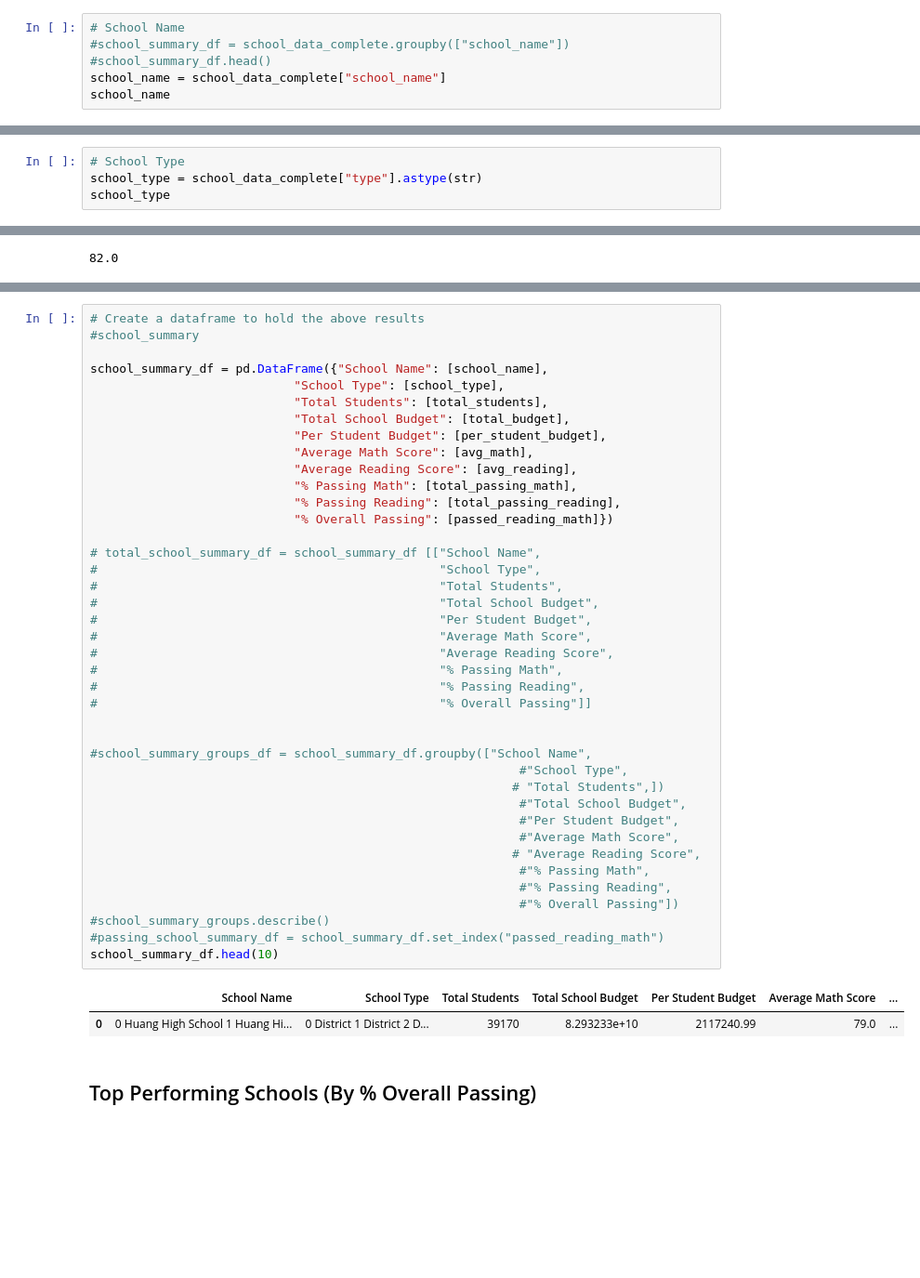
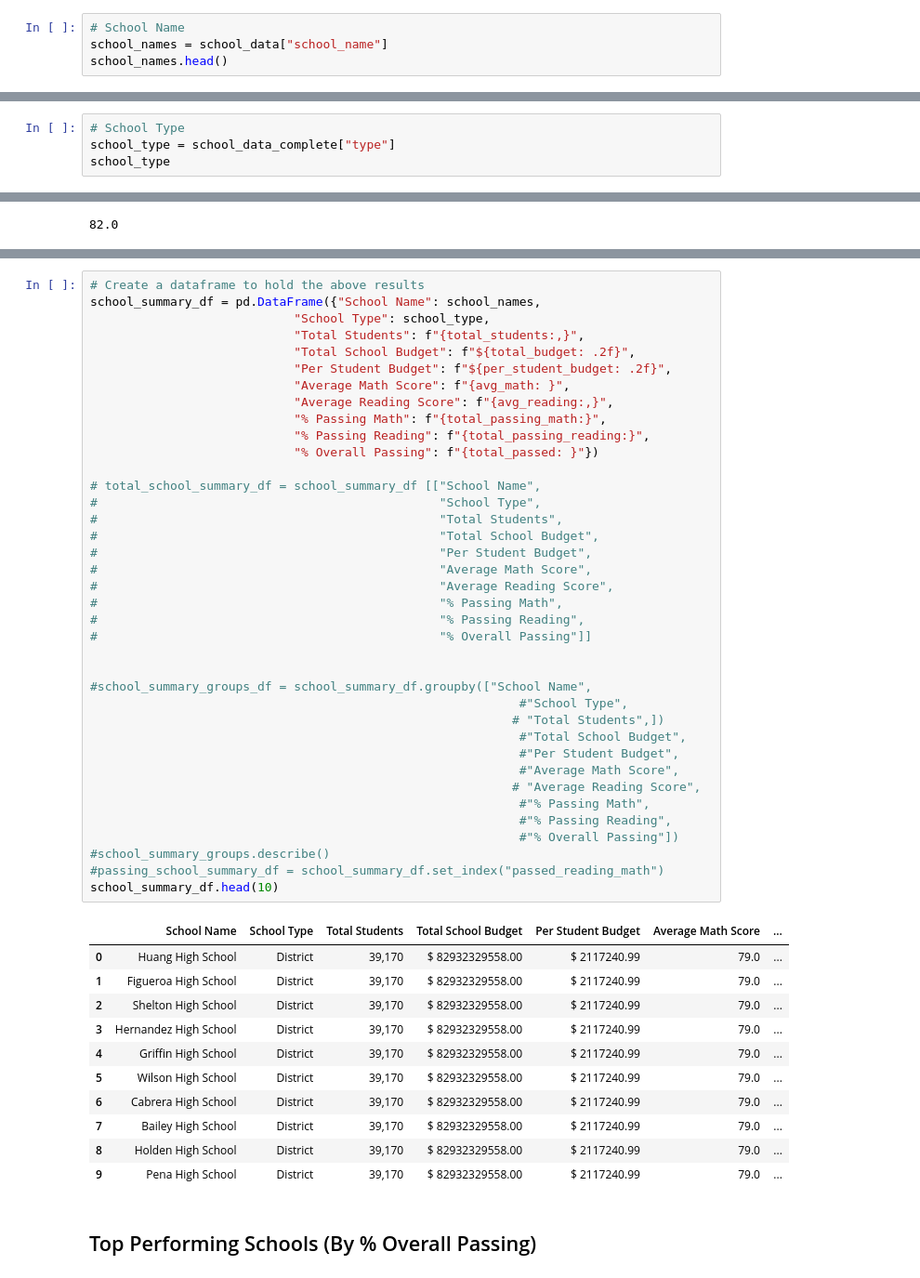
Before and after one commit to lorelles/pandas-challenge, a Jupyter notebook: PyCitySchools/PyCitySchools_analysis.ipynb, the cells around one changed output, grey strips where cells are left out. Shown at 93% size. Saved outputs shown, nothing was run; the diff lists cells and outputs as text; blank space fills up the shorter version.

```diff
--- a/PyCitySchools/PyCitySchools_analysis.ipynb
+++ b/PyCitySchools/PyCitySchools_analysis.ipynb
@@ -131,7 +128,5 @@ Index(['Student ID', 'student_name', 'gender', 'grade', 'school_name',
 # %%
 # School Name
-#school_summary_df = school_data_complete.groupby(["school_name"])
-#school_summary_df.head()
-school_name = school_data_complete["school_name"]
-school_name
+school_names = school_data["school_name"]
+school_names.head()
 # %% [output]
@@ -150,6 +139,6 @@ Name: school_name, Length: 39170, dtype: object
 # %%
 # School Type
-school_type = school_data_complete["type"].astype(str)
+school_type = school_data_complete["type"]
 school_type
 # %% [output]
 0        District
@@ -230,46 +220,53 @@ passed_reading_math
 # %%
 # Create a dataframe to hold the above results
-#school_summary
-
-school_summary_df = pd.DataFrame({"School Name": [school_name],
-                            "School Type": [school_type],
-                            "Total Students": [total_students],
-                            "Total School Budget": [total_budget],
-                            "Per Student Budget": [per_student_budget],
-                            "Average Math Score": [avg_math],
-                            "Average Reading Score": [avg_reading],
-                            "% Passing Math": [total_passing_math],
-                            "% Passing Reading": [total_passing_reading],
-                            "% Overall Passing": [passed_reading_math]})
+school_summary_df = pd.DataFrame({"School Name": school_names,
+                            "School Type": school_type,
+                            "Total Students": f"{total_students:,}",
+                            "Total School Budget": f"${total_budget: .2f}",
+                            "Per Student Budget": f"${per_student_budget: .2f}",
+                            "Average Math Score": f"{avg_math: }",
+                            "Average Reading Score": f"{avg_reading:,}",
+                            "% Passing Math": f"{total_passing_math:}",
+                            "% Passing Reading": f"{total_passing_reading:}",
+                            "% Overall Passing": f"{total_passed: }"})
 
 # total_school_summary_df = school_summary_df [["School Name",
 #                                               "School Type",
 #                                               "Total Students",
 #                                               "Total School Budget",
 #                                               "Per Student Budget",
 #                                               "Average Math Score",
 #                                               "Average Reading Score",
 #                                               "% Passing Math",
 #                                               "% Passing Reading",
 #                                               "% Overall Passing"]]
 
 
 #school_summary_groups_df = school_summary_df.groupby(["School Name",
                                                            #"School Type",
                                                           # "Total Students",])
                                                            #"Total School Budget",
                                                            #"Per Student Budget",
                                                            #"Average Math Score",
                                                           # "Average Reading Score",
                                                            #"% Passing Math",
                                                            #"% Passing Reading",
                                                            #"% Overall Passing"])
 #school_summary_groups.describe()
 #passing_school_summary_df = school_summary_df.set_index("passed_reading_math")
 school_summary_df.head(10)
 # %% [output]
 |  | School Name | School Type | Total Students | Total School Budget | Per Student Budget | Average Math Score | ... |
-| 0 | 0 Huang High School 1 Huang Hi... | 0 District 1 District 2 D... | 39170 | 8.293233e+10 | 2117240.99 | 79.0 | ... |
+| 0 | Huang High School | District | 39,170 | $ 82932329558.00 | $ 2117240.99 | 79.0 | ... |
+| 1 | Figueroa High School | District | 39,170 | $ 82932329558.00 | $ 2117240.99 | 79.0 | ... |
+| 2 | Shelton High School | District | 39,170 | $ 82932329558.00 | $ 2117240.99 | 79.0 | ... |
+| 3 | Hernandez High School | District | 39,170 | $ 82932329558.00 | $ 2117240.99 | 79.0 | ... |
+| 4 | Griffin High School | District | 39,170 | $ 82932329558.00 | $ 2117240.99 | 79.0 | ... |
+| 5 | Wilson High School | District | 39,170 | $ 82932329558.00 | $ 2117240.99 | 79.0 | ... |
+| 6 | Cabrera High School | District | 39,170 | $ 82932329558.00 | $ 2117240.99 | 79.0 | ... |
+| 7 | Bailey High School | District | 39,170 | $ 82932329558.00 | $ 2117240.99 | 79.0 | ... |
+| 8 | Holden High School | District | 39,170 | $ 82932329558.00 | $ 2117240.99 | 79.0 | ... |
+| 9 | Pena High School | District | 39,170 | $ 82932329558.00 | $ 2117240.99 | 79.0 | ... |
 # %% [markdown]
 ## Top Performing Schools (By % Overall Passing)
 # %%
```
Also changed, not shown: parts of 10 cells of this notebook.
